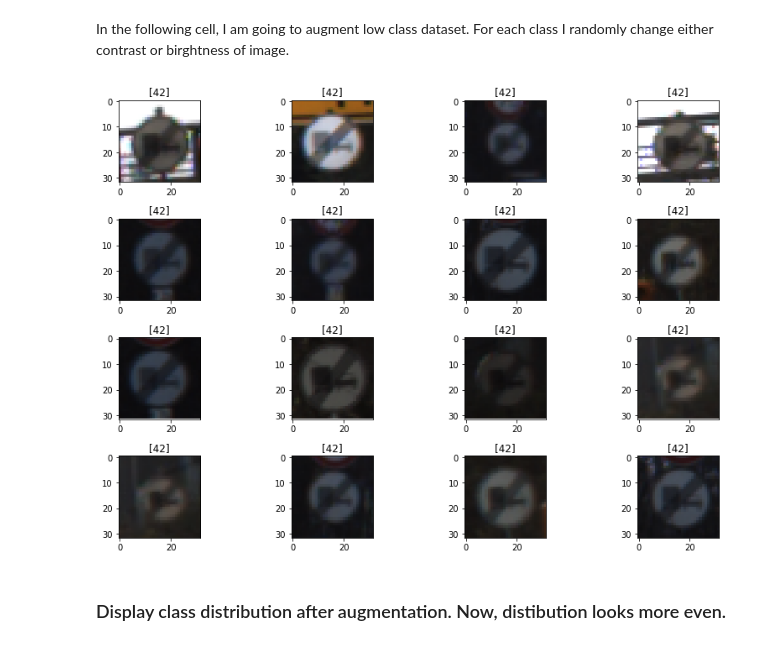
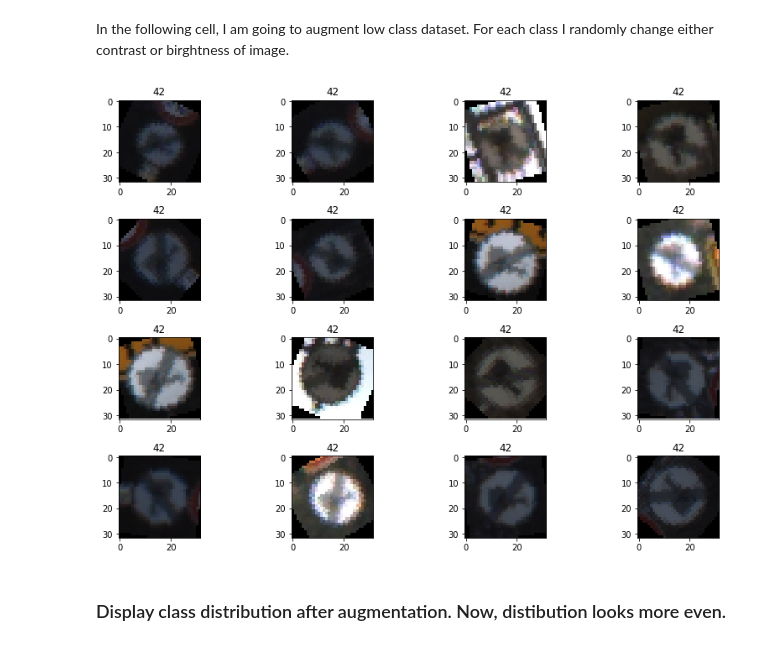
Before and after one commit to mhaytmyr/Udacity, a Jupyter notebook: Term1_Project2/Traffic_Sign_Classifier.ipynb, the cells around one changed output. Cells and saved outputs as stored; diff of their text form; code cells hidden in the pictures.

```diff
--- a/Term1_Project2/Traffic_Sign_Classifier.ipynb
+++ b/Term1_Project2/Traffic_Sign_Classifier.ipynb
@@ -99,7 +99,7 @@ random_img = np.random.choice(n_train,16)
 fig,axis = plt.subplots(ncols=4,nrows=4, figsize=(12,8))
 ax = axis.ravel()
 
-def sigmoid_normalization(img,min_new=-1,max_new=1,power=-1):
+def sigmoid_normalization(img,min_new=0,max_new=1,power=-1):
 
     if len(img.shape)==4:
         img_norm = np.zeros((img.shape[0],img.shape[1],img.shape[2],1))
@@ -108,9 +108,6 @@ def sigmoid_normalization(img,min_new=-1,max_new=1,power=-1):
         for i in range(img_norm.shape[0]):
             gray_img = img[i,:,:,:].copy().mean(axis=2)
             min_old, max_old = gray_img.min(), gray_img.max()
-
-            #alpha = np.std(gray_img.flat)
-            #beta = np.mean(gray_img.flat)
 
             #img_norm[i,:,:,0] = (max_new-min_new)*(1+np.exp(-(gray_img-beta)/alpha))**power+min_new
             img_norm[i,:,:,0] = (max_new-min_new)*(gray_img-min_old)/(max_old-min_old)+min_new
@@ -121,29 +118,24 @@ def sigmoid_normalization(img,min_new=-1,max_new=1,power=-1):
             #img_norm[i,:,:,1] = green_edge
             #blue_edge = cv2.Laplacian(img[i,:,:,2].astype(np.float32),cv2.CV_32F)
             #img_norm[i,:,:,2] = blue_edge
-
         return img_norm
-
     elif len(img.shape)==3:
-
         gray_img = img.copy().mean(axis=2)
         min_old, max_old = gray_img.min(), gray_img.max()
-
         img_norm = (max_new-min_new)*(gray_img-min_old)/(max_old-min_old)+min_new
         #img_norm = np.stack([red_edge,green_edge,blue_edge],axis=2)
-
         return img_norm
-
     else:
         return img
 
 
-for i in range(len(ax)):
+#for i in range(len(ax)):
+for i in range(8):
     index = random_img[i]
     label = y_train[index]
     traffic_name = sign_names.ix[label,"SignName"]
 
-    #ax[i].imshow(X_train[index])
+    ax[i+8].imshow(X_train[index])
     ax[i].imshow(sigmoid_normalization(X_train[index]),cmap="gray")
     ax[i].set_title(traffic_name)
 
@@ -185,51 +177,60 @@ or birghtness of image.
 # %%
 import tensorflow as tf
 
-def data_augmentation(tf_X,tf_y,weight):
+def data_augmentation(tf_X,tf_y,weight,batch_size):
 
     tf_augmented_img = tf_X
     for i in range(weight-1):
-        if np.random.choice([0,1])==0:
+        random_operation = np.random.choice([0,1,2])
+        random_operation = 2
+        if random_operation==0:
             tf_augmented_img = tf.concat([tf_augmented_img,tf.image.random_contrast(tf_X,lower=0.2, upper=1.8)],axis=0)
+        elif random_operation==1:
+            tf_augmented_img = tf.concat([tf_augmented_img,tf.image.random_brightness(tf_X,max_delta=30)],axis=0)
         else:
-            tf_augmented_img = tf.concat([tf_augmented_img,tf.image.random_brightness(tf_X,max_delta=30)],axis=0)
+            rotate_angles = np.random.randint(-20,20,batch_size)
+            tf_augmented_img = tf.concat([tf_augmented_img,
+                                          tf.contrib.image.rotate(tf_X,angles=rotate_angles)],
+                                         axis=0)
 
     tf_augmented_y = tf.reshape(tf.tile(tf_y,multiples=[weight]),[-1,1])
     return tf_augmented_img, tf_augmented_y
 
 tf_X = tf.placeholder(tf.float32, [None, 32,32, 3])
 tf_y = tf.placeholder(tf.uint8,[None])
 
-
 with tf.Session() as sess:
 
     for item in low_classes:
+    #for item in [0,2,5]:
         y_low_class = y_train[y_train==item]
         X_low_class = X_train[y_train==item]
 
-        tf_augment_x, tf_augment_y = data_augmentation(tf_X,tf_y,int(low_classes[item]))
+        tf_augment_x, tf_augment_y = data_augmentation(tf_X,tf_y,int(low_classes[item]),X_low_class.shape[0])
         output, label = sess.run([tf_augment_x,tf_augment_y],feed_dict={tf_X:X_low_class,tf_y:y_low_class})
         #print(np.array(output).shape,np.array(label).shape)
         #print(label[:20,0])
 
         if item==0:
             X_train_balanced = output.copy().astype(np.uint8)
             y_train_balanced = label.copy()
         else:
             X_train_balanced = np.concatenate([X_train_balanced,output.copy().astype(np.uint8)],axis=0)
             y_train_balanced = np.concatenate([y_train_balanced,label.copy()],axis=0)
 
 processed = output.astype(np.uint8)
 fig,axis = plt.subplots(ncols=4,nrows=4, figsize=(12,8))
 ax = axis.ravel()
 
 for i in range(len(ax)):
-    ax[i].imshow(processed[i,:,:])
-    ax[i].set_title(label[i])
+    #traffic_name = sign_names.ix[label[-(i+1)][0],"SignName"]
+    traffic_name = label[-(i+1)][0]
+    ax[i].imshow(processed[-(i+1),:,:])
+    ax[i].set_title(traffic_name)
 
 plt.tight_layout()
 # %% [output]
-[figure, old version]
+[figure, new version]
 # %% [markdown]
 ### Display class distribution after augmentation. Now, distibution looks more even.
 # %%
```
Also changed, not shown: parts of 14 cells of this notebook, 2 other files.
